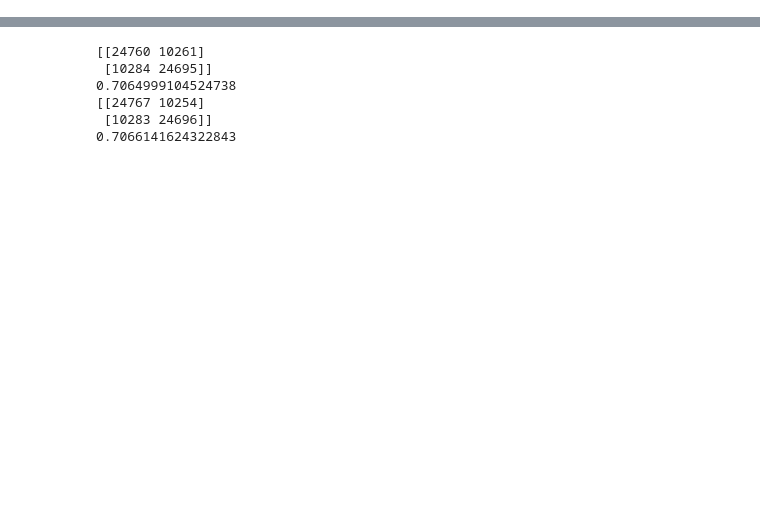
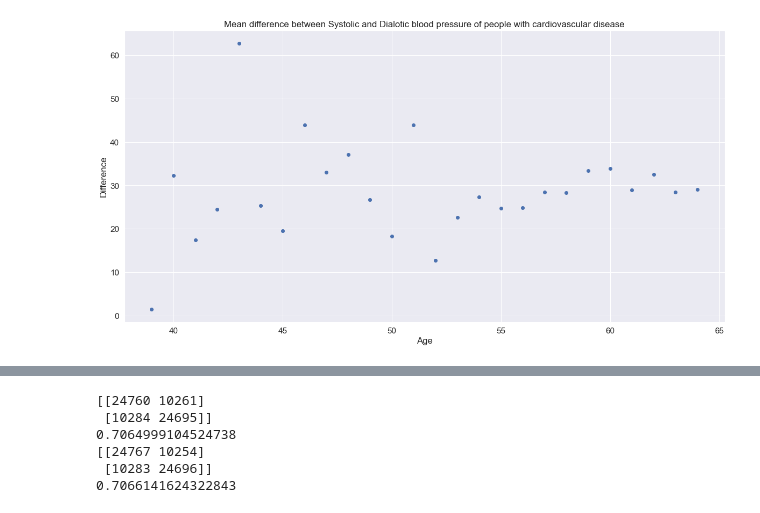
Before and after one commit to AustinTD4/Group-5-PBD, a Jupyter notebook: ML Techniques 3.ipynb, the cells around one changed output, grey strips where cells are left out. Saved outputs shown, nothing was run; the diff lists cells and outputs as text; code cells hidden in the pictures; blank space fills up the shorter version.

```diff
--- a/ML Techniques 3.ipynb
+++ b/ML Techniques 3.ipynb
@@ -35,0 +295,23 @@ target = pd.DataFrame(cardiodf['cardio'])
+# %%
+def dif_blood_all_ages_cardio(df):
+    df = df.loc[df.cardio == 1]
+    mini = int(df['age'].min())
+
+    maxi = int(df['age'].max())
+
+    results = []
+
+    for i in range(mini, maxi):
+        mm = difference_blood(df.loc[df.age == i])
+        results.append([round(mm,1),  i])
+    return results
+
+# print(dif_blood_all_ages_cardio(df))
+aaa, bbb = separate_data(dif_blood_all_ages_cardio(df))
+plt.scatter(bbb, aaa)
+plt.ylabel("Difference")
+plt.xlabel('Age')
+plt.title('Mean difference between Systolic and Dialotic blood pressure of people with cardiovascular disease')
+plt.show()
+# %% [output]
+[figure, added]
```
Also changed, not shown: parts of 25 cells of this notebook.
